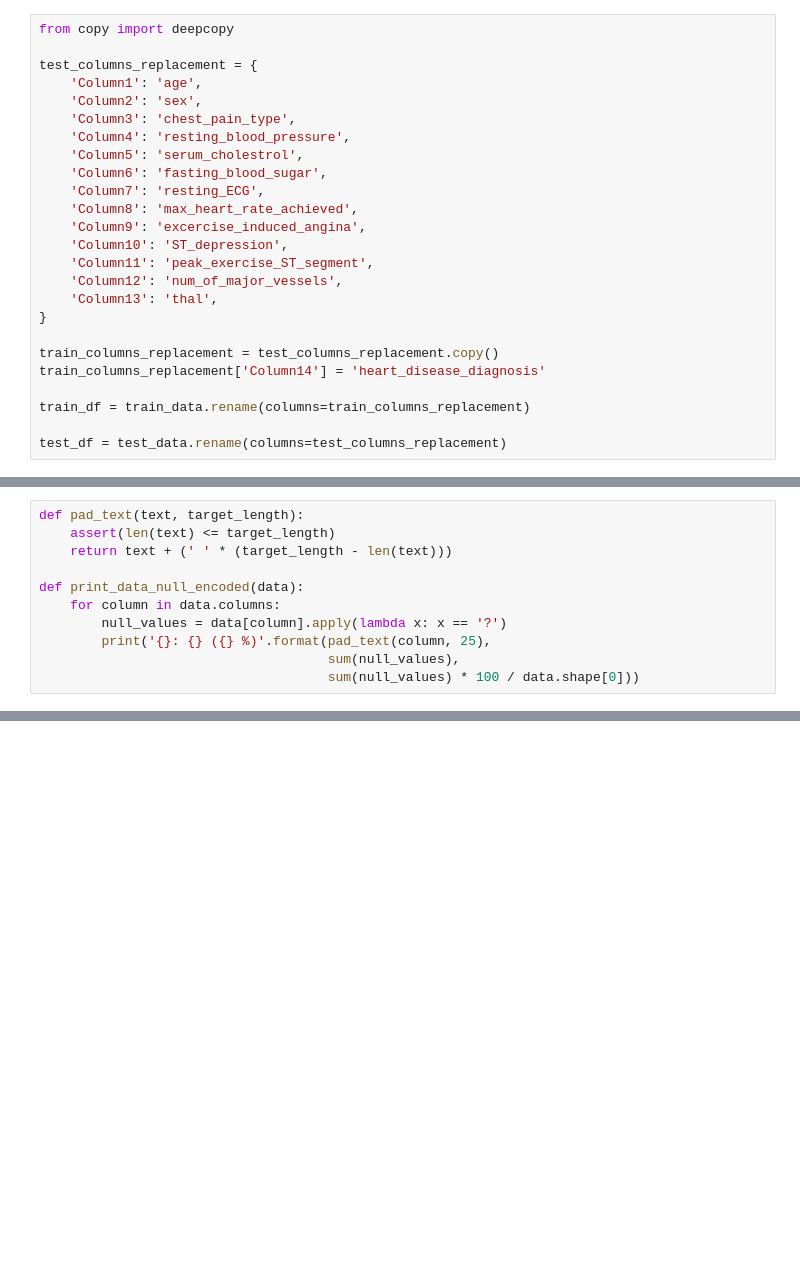
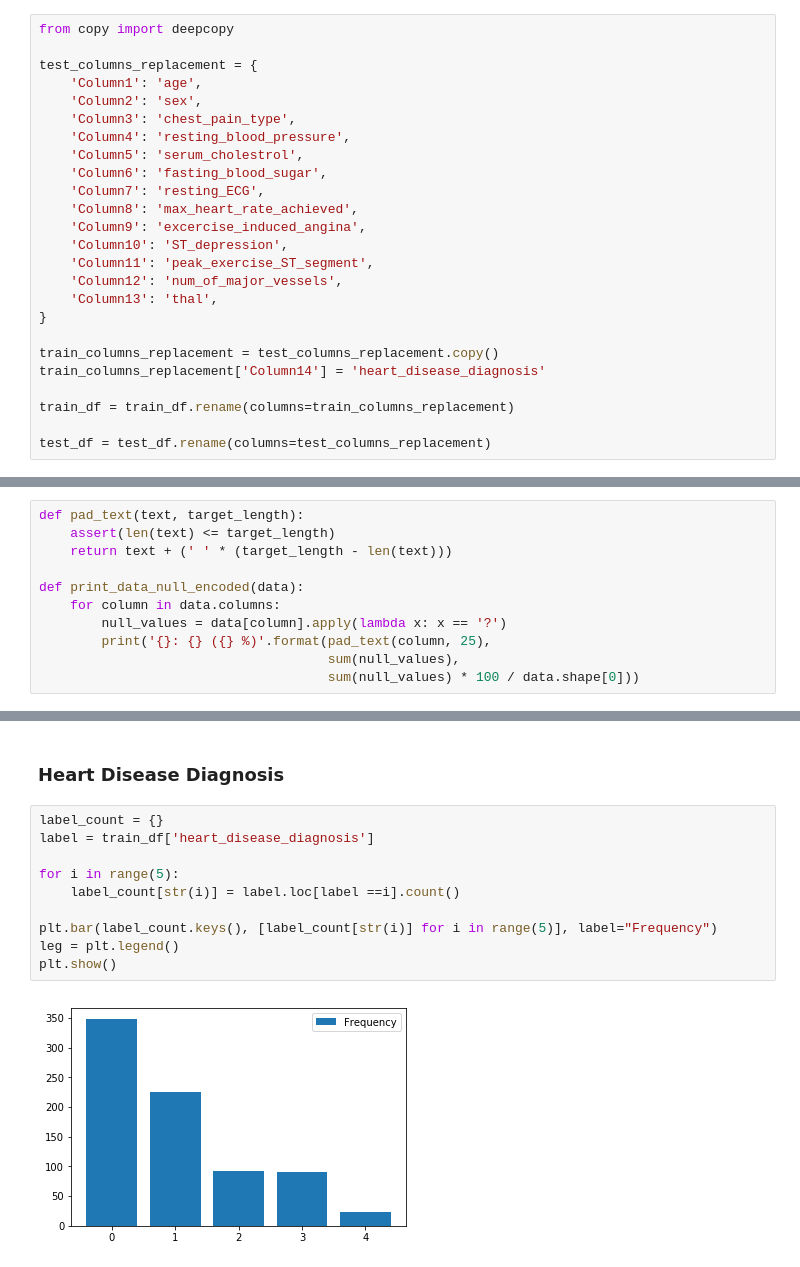
Before and after one commit to diwangs/IF3170_heart-disease-classification, a Jupyter notebook: notebooks/1. Exploratory Data Analysis.ipynb, the cells around one changed output, grey strips where cells are left out. Saved outputs shown, nothing was run; the diff lists cells and outputs as text; blank space fills up the shorter version.

```diff
--- a/notebooks/1. Exploratory Data Analysis.ipynb
+++ b/notebooks/1. Exploratory Data Analysis.ipynb
@@ -64,7 +64,7 @@ test_columns_replacement = {
 train_columns_replacement = test_columns_replacement.copy()
 train_columns_replacement['Column14'] = 'heart_disease_diagnosis'
 
-train_df = train_data.rename(columns=train_columns_replacement)
+train_df = train_df.rename(columns=train_columns_replacement)
 
-test_df = test_data.rename(columns=test_columns_replacement)
+test_df = test_df.rename(columns=test_columns_replacement)
 # %%
@@ -167,3 +167,17 @@ ST_depression            : 13 (9.21985815602837 %)
 peak_exercise_ST_segment : 47 (33.333333333333336 %)
 num_of_major_vessels     : 97 (68.79432624113475 %)
 thal                     : 78 (55.319148936170215 %)
+# %% [markdown]
+###  Heart Disease Diagnosis
+# %%
+label_count = {}
+label = train_df['heart_disease_diagnosis']
+
+for i in range(5):
+    label_count[str(i)] = label.loc[label ==i].count()
+
+plt.bar(label_count.keys(), [label_count[str(i)] for i in range(5)], label="Frequency")
+leg = plt.legend()
+plt.show()
+# %% [output]
+[figure, added]
```
Also changed, not shown: parts of 30 cells of this notebook.
